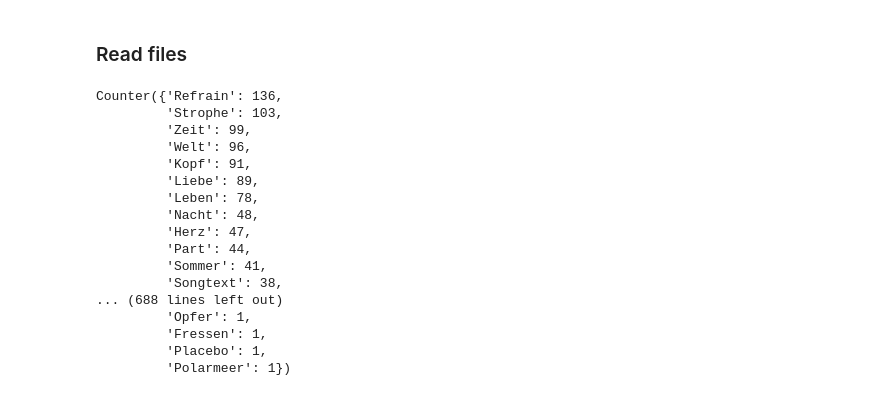
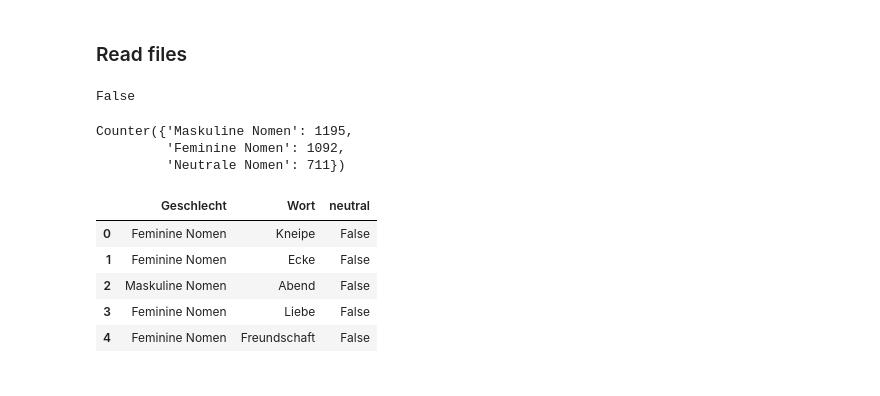
Before and after one commit to MGeisthoff/Fachpraktikum-Songtexte, a Jupyter notebook: NOTEBOOK.ipynb, the cells around one changed output. Cells and saved outputs as stored; diff of their text form; code cells hidden in the pictures.

```diff
--- a/NOTEBOOK.ipynb
+++ b/NOTEBOOK.ipynb
@@ -323,6 +186,10 @@ gender_neu = list(gender_neu)
 
 with open("./Nomen_sortiert.json", "r") as f:
     nomen_sortiert = json.load(f)
+# %%
+True if (nomen_sortiert['Prototyp']['1']['Feminine Nomen']) in gender_neu else False
+# %% [output]
+False
 # %%
 complete_df = pd.DataFrame(columns=["Geschlecht","Wort","neutral"])
 tmp = []
@@ -335,22 +204,7 @@ for g in nomen_sortiert.keys(): # geschlecht
 # %%
 freq = Counter(tmp)
+freq
+# %% [output]
+Counter({'Maskuline Nomen': 1195,
+         'Feminine Nomen': 1092,
+         'Neutrale Nomen': 711})
-# %%
-freq
-# %% [output]
-Counter({'Refrain': 136,
-         'Strophe': 103,
-         'Zeit': 99,
-         'Welt': 96,
-         'Kopf': 91,
-         'Liebe': 89,
-         'Leben': 78,
-         'Nacht': 48,
-         'Herz': 47,
-         'Part': 44,
-         'Sommer': 41,
-         'Songtext': 38,
-... (688 lines left out)
-         'Opfer': 1,
-         'Fressen': 1,
-         'Placebo': 1,
-         'Polarmeer': 1})
@@ -359,0 +211,9 @@ pd.set_option("display.max_columns", None)
+# %%
+complete_df.head()
+# %% [output]
+|  | Geschlecht | Wort | neutral |
+| 0 | Feminine Nomen | Kneipe | False |
+| 1 | Feminine Nomen | Ecke | False |
+| 2 | Maskuline Nomen | Abend | False |
+| 3 | Feminine Nomen | Liebe | False |
+| 4 | Feminine Nomen | Freundschaft | False |
```
Also changed, not shown: parts of 32 cells of this notebook, 27 other files.
